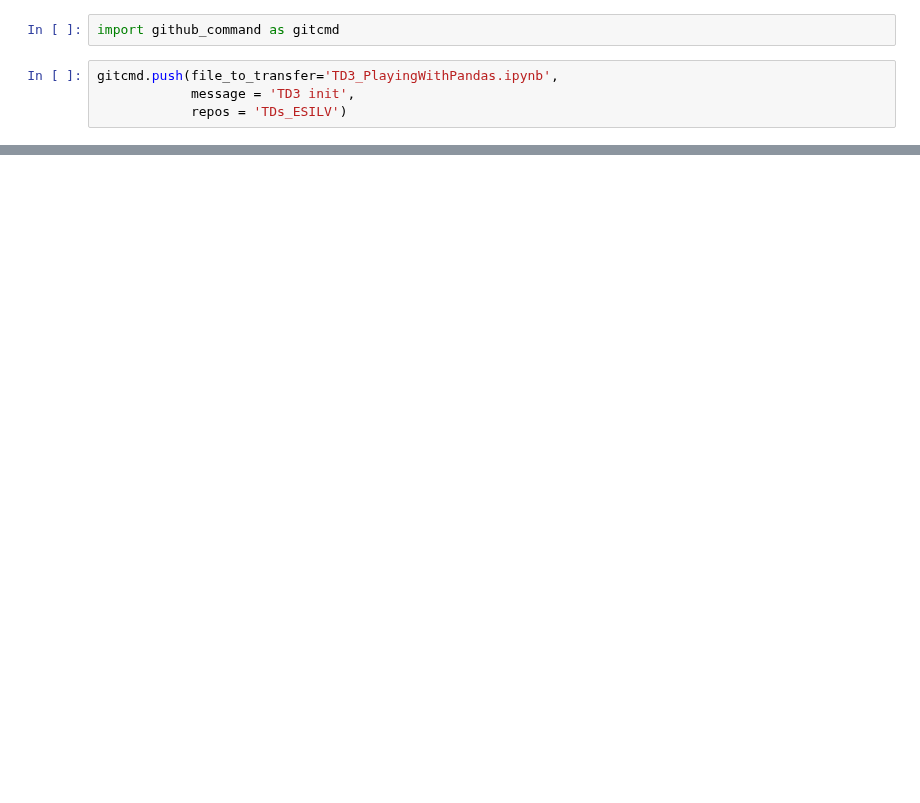
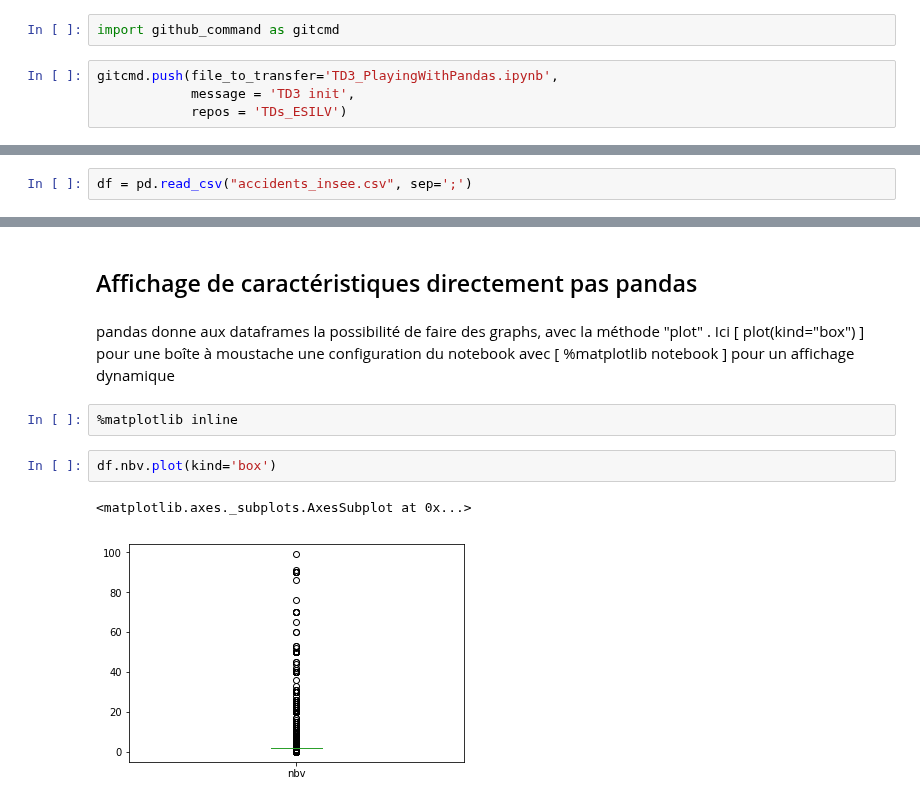
Before and after one commit to Luc-Bertin/TDs_ESILV, a Jupyter notebook: TD3_PlayingWithPandas.ipynb, the cells around one changed output, grey strips where cells are left out. Saved outputs shown, nothing was run; the diff lists cells and outputs as text; blank space fills up the shorter version.

```diff
--- a/TD3_PlayingWithPandas.ipynb
+++ b/TD3_PlayingWithPandas.ipynb
@@ -22,0 +51,2 @@ len(commits
+# %%
+df = pd.read_csv("accidents_insee.csv", sep=';')
@@ -22,0 +123,13 @@ len(commits
+# %% [markdown]
+## Affichage de caractéristiques directement pas pandas
+# %% [markdown]
+pandas donne aux dataframes la possibilité de faire des graphs, avec la méthode "plot" .
+Ici [ plot(kind="box") ] pour une boîte à moustache
+une configuration du notebook avec [ %matplotlib notebook ] pour un affichage dynamique
+# %%
+%matplotlib inline
+# %%
+df.nbv.plot(kind='box')
+# %% [output]
+<matplotlib.axes._subplots.AxesSubplot at 0x...>
+[figure, added]
```
Also changed, not shown: parts of 27 cells of this notebook.
